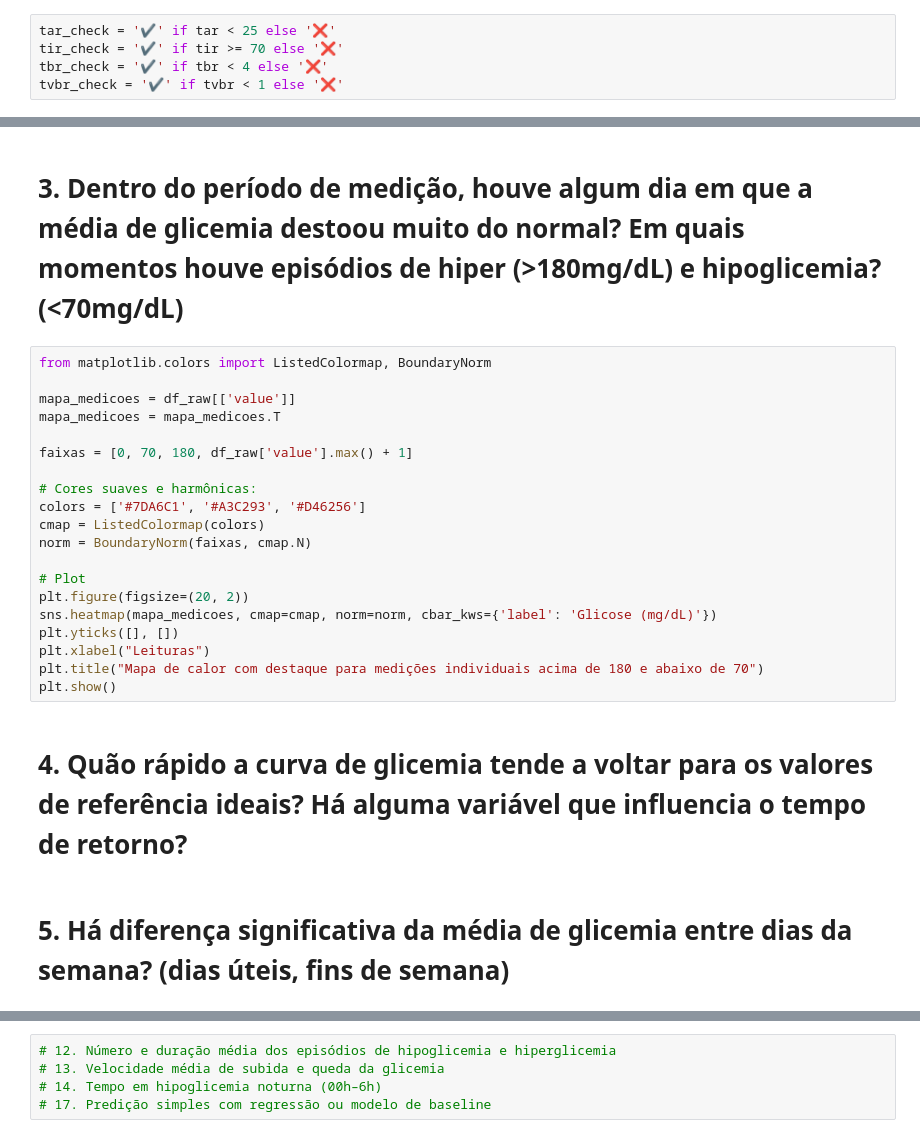
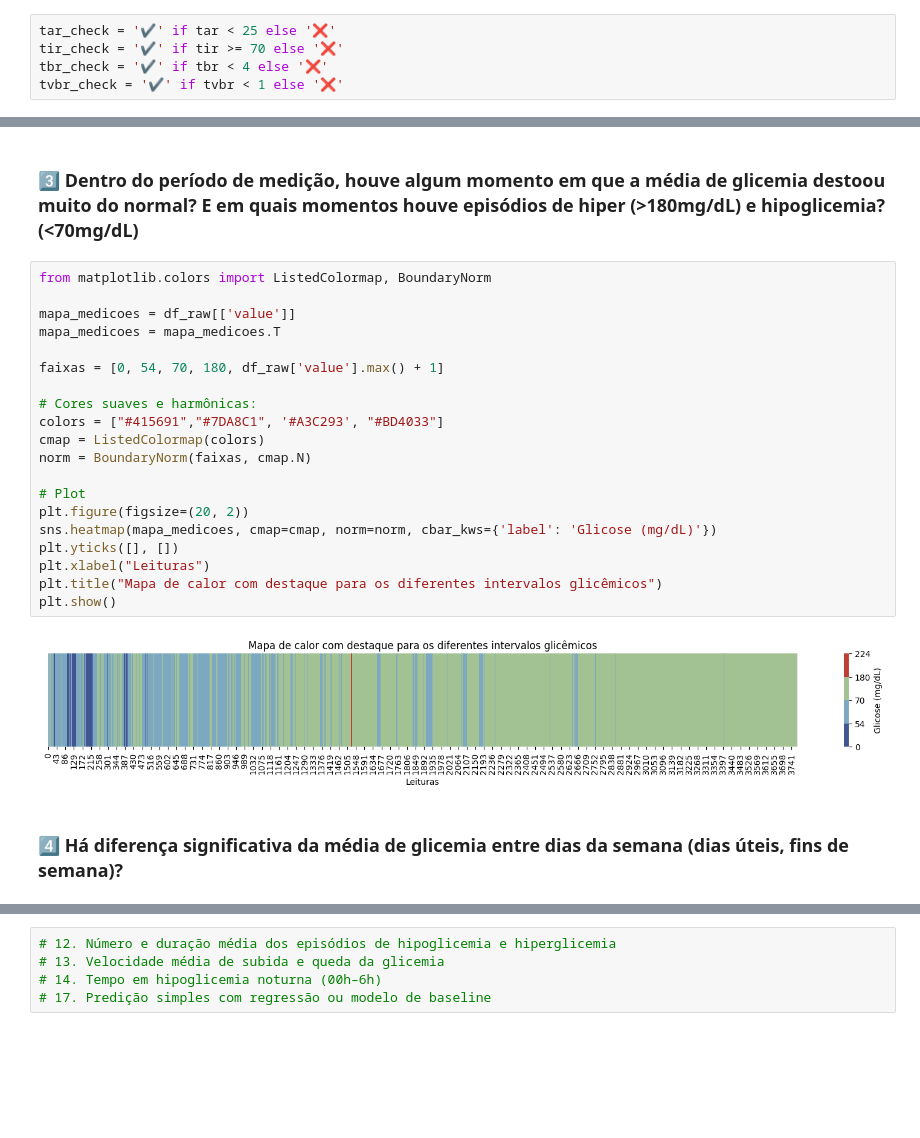
Before and after one commit to teco-insights/continuous-glucose-monitoring, a Jupyter notebook: continuous_glucose_monitoring.ipynb, the cells around one changed output, grey strips where cells are left out. Drawn from its saved outputs; the diff is of its cells as text; blank space fills up the shorter version.

```diff
--- a/continuous_glucose_monitoring.ipynb
+++ b/continuous_glucose_monitoring.ipynb
@@ -493,26 +539,26 @@ print(f'| TBR time very below range | {tvbr:.1f}%  | < 1% abaixo de 54 mg/dL
 # %% [markdown]
-# 3. Dentro do período de medição, houve algum dia em que a média de glicemia destoou muito do normal? Em quais momentos houve episódios de hiper (>180mg/dL) e hipoglicemia? (<70mg/dL)
+### 3️⃣ Dentro do período de medição, houve algum momento em que a média de glicemia destoou muito do normal? E em quais momentos houve episódios de hiper (>180mg/dL) e hipoglicemia? (<70mg/dL)
 # %%
 from matplotlib.colors import ListedColormap, BoundaryNorm
 
 mapa_medicoes = df_raw[['value']]
 mapa_medicoes = mapa_medicoes.T
 
-faixas = [0, 70, 180, df_raw['value'].max() + 1]
+faixas = [0, 54, 70, 180, df_raw['value'].max() + 1]
 
 # Cores suaves e harmônicas:
-colors = ['#7DA6C1', '#A3C293', '#D46256']
+colors = ["#415691","#7DA8C1", '#A3C293', "#BD4033"]
 cmap = ListedColormap(colors)
 norm = BoundaryNorm(faixas, cmap.N)
 
 # Plot
 plt.figure(figsize=(20, 2))
 sns.heatmap(mapa_medicoes, cmap=cmap, norm=norm, cbar_kws={'label': 'Glicose (mg/dL)'})
 plt.yticks([], [])
 plt.xlabel("Leituras")
-plt.title("Mapa de calor com destaque para medições individuais acima de 180 e abaixo de 70")
+plt.title("Mapa de calor com destaque para os diferentes intervalos glicêmicos")
 plt.show()
+# %% [output]
+[figure, added]
-# %% [markdown]
-# 4. Quão rápido a curva de glicemia tende a voltar para os valores de referência ideais? Há alguma variável que influencia o tempo de retorno?
 # %% [markdown]
-# 5. Há diferença significativa da média de glicemia entre dias da semana? (dias úteis, fins de semana)
+### 4️⃣ Há diferença significativa da média de glicemia entre dias da semana (dias úteis, fins de semana)?
```
Also changed, not shown: parts of 26 cells of this notebook.
